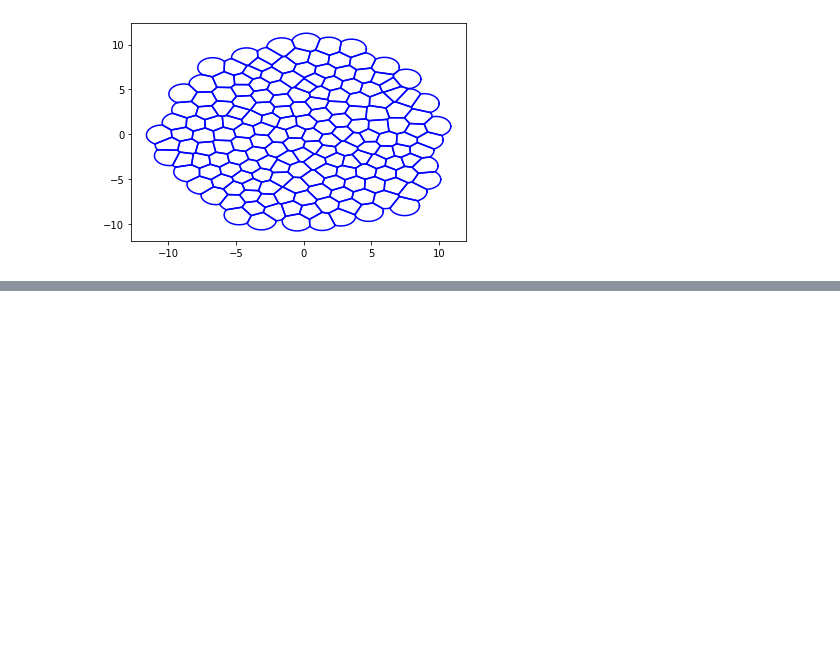
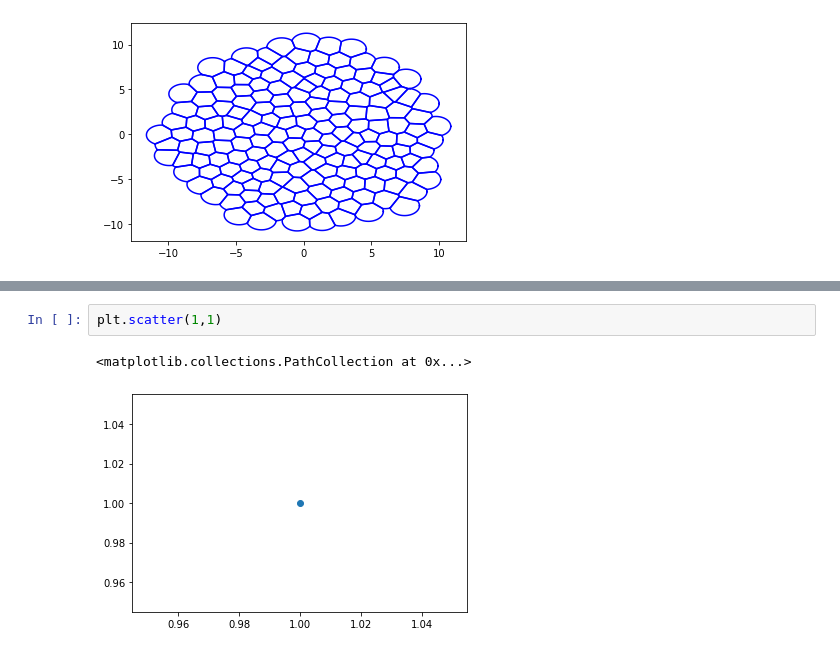
Before and after one commit to SchardtS/Cell-Differentiation, a Jupyter notebook: Testing Ground.ipynb, the cells around one changed output, grey strips where cells are left out. Drawn from its saved outputs; the diff is of its cells as text; blank space fills up the shorter version.

```diff
--- a/Testing Ground.ipynb
+++ b/Testing Ground.ipynb
@@ -142,0 +176,5 @@ for i in range(len(FVmesh.Poly)):
+# %%
+plt.scatter(1,1)
+# %% [output]
+<matplotlib.collections.PathCollection at 0x...>
+[figure, added]
```
Also changed, not shown: parts of 2 cells of this notebook, 38 other files.
